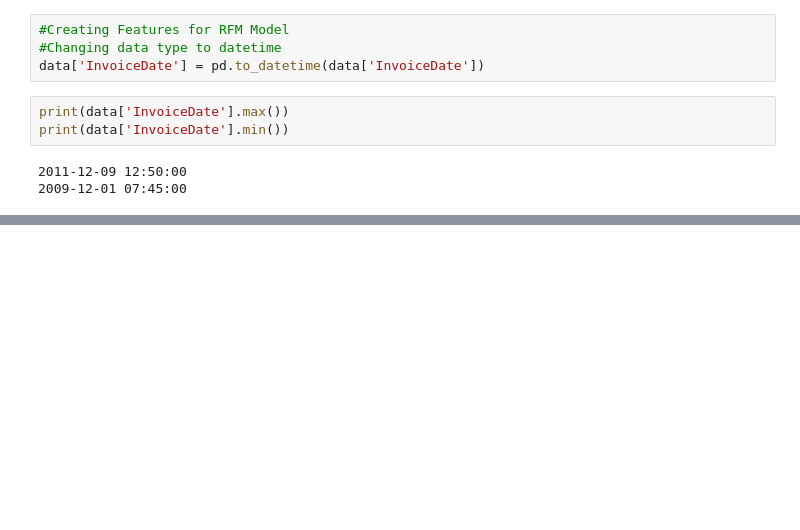
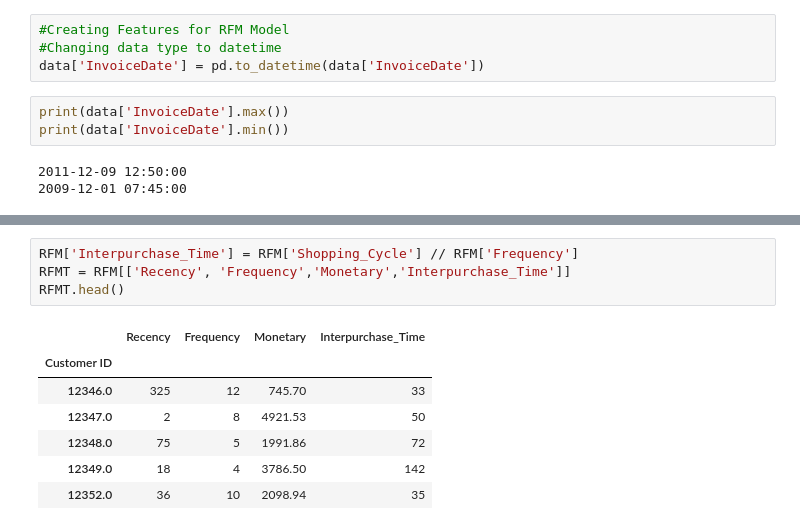
Before and after one commit to TKZues/CustomerSegmentationbyEnhancedRFM, a Jupyter notebook: notebook/online_retail_II.ipynb, the cells around one changed output, grey strips where cells are left out. Cells and saved outputs as stored; diff of their text form; blank space fills up the shorter version.

Commit message:
create Interpurchase-Time
Introducing New Feature : Interpurchase-Time

```diff
--- a/notebook/online_retail_II.ipynb
+++ b/notebook/online_retail_II.ipynb
@@ -174,0 +242,12 @@ print(data['InvoiceDate'].min())
+# %%
+RFM['Interpurchase_Time'] = RFM['Shopping_Cycle'] // RFM['Frequency']
+RFMT = RFM[['Recency', 'Frequency','Monetary','Interpurchase_Time']]
+RFMT.head()
+# %% [output]
+|  | Recency | Frequency | Monetary | Interpurchase_Time |
+| Customer ID |  |  |  |  |
+| 12346.0 | 325 | 12 | 745.70 | 33 |
+| 12347.0 | 2 | 8 | 4921.53 | 50 |
+| 12348.0 | 75 | 5 | 1991.86 | 72 |
+| 12349.0 | 18 | 4 | 3786.50 | 142 |
+| 12352.0 | 36 | 10 | 2098.94 | 35 |
```
Also changed, not shown: parts of 7 cells of this notebook.
